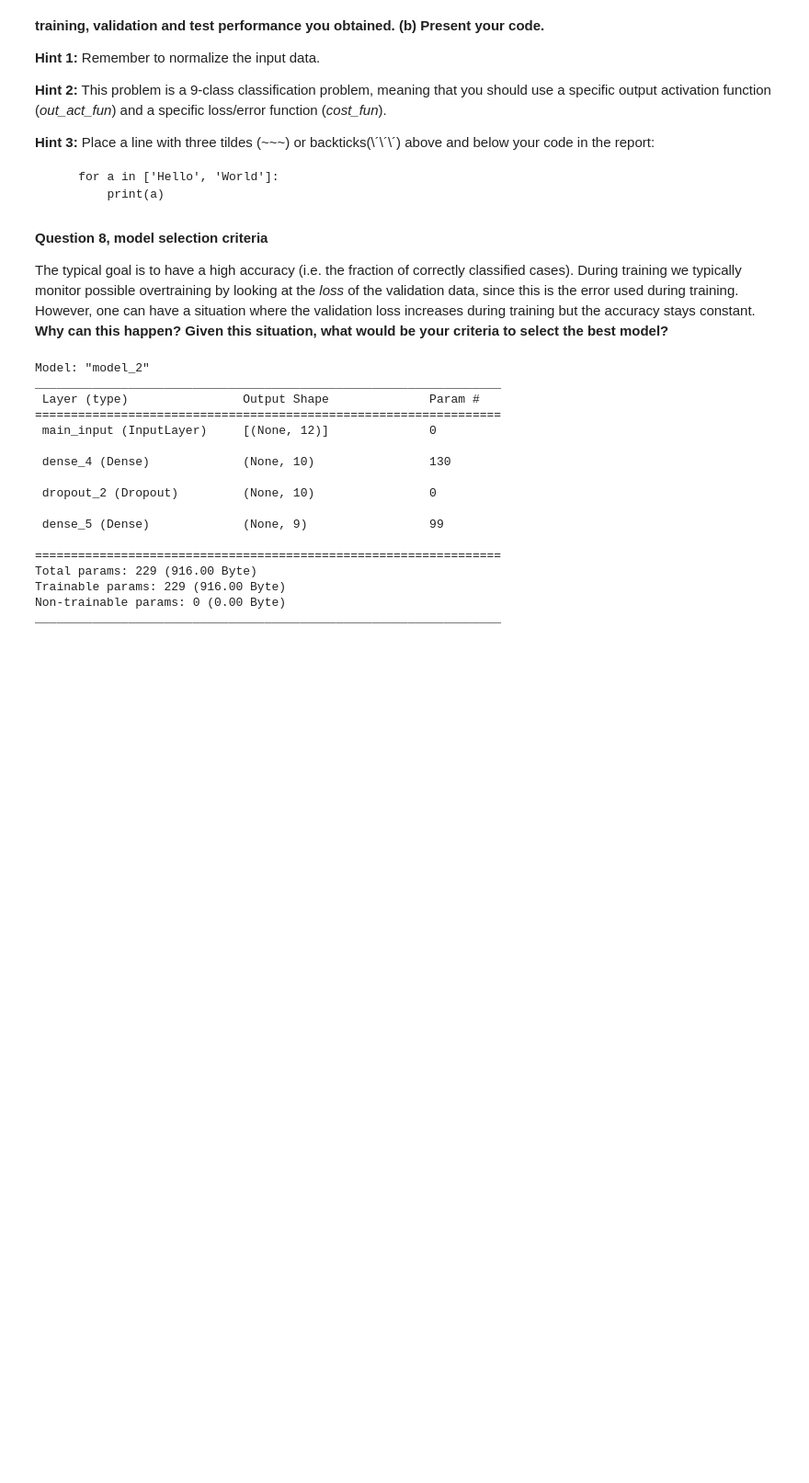
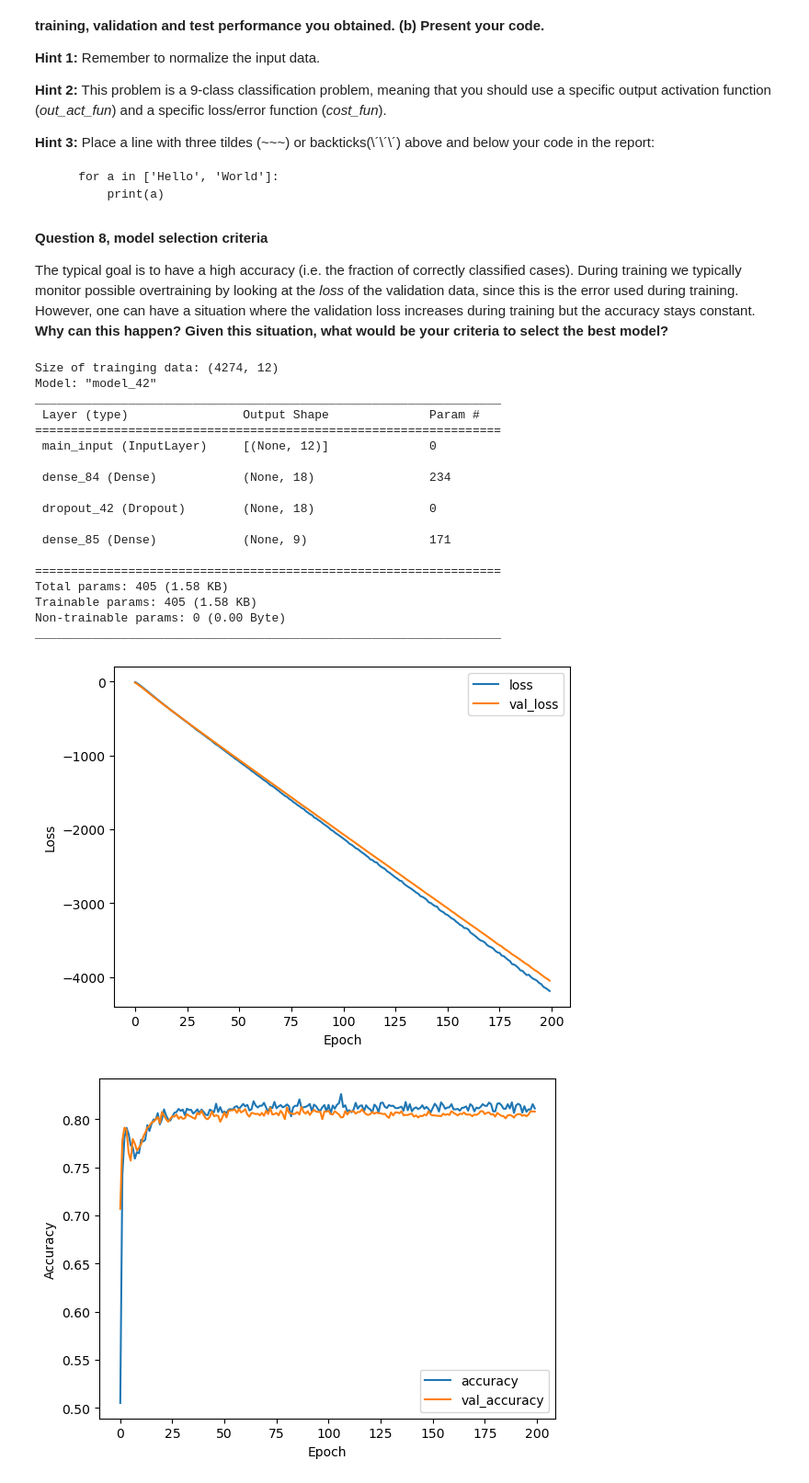
Before and after one commit to TheodorAT/Neural-Networks, a Jupyter notebook: Lab2/lab2.ipynb, the cells around one changed output. Shown: that part at 92% size. Saved outputs shown, nothing was run; the diff lists cells and outputs as text; code cells hidden in the pictures; blank space fills up the shorter version.

```diff
--- a/Lab2/lab2.ipynb
+++ b/Lab2/lab2.ipynb
@@ -820,11 +820,15 @@ Place a line with three tildes (\~\~\~) or backticks(\´\´\´) above and below
 The typical goal is to have a high accuracy (i.e. the fraction of correctly classified cases). During training we typically monitor possible overtraining by looking at the *loss* of the validation data, since this is the error used during training. However, one can have a situation where the validation loss increases during training but the accuracy stays constant. **Why can this happen?** **Given this situation, what would be your criteria to select the best model?**
 # %%
 %%time
+# seed = 0 means random, seed > 0 means fixed
+seed = 10
+np.random.seed(seed) if seed else None
 
 # Load the data
 x_trn, d_trn, x_val, d_val, x_tst, d_tst = vowels()
+num_classes = 9
 
-# YOUR CODE FOR NORMALIZATION
+# Normalizing the data:
 mu, std = standard(x_trn)
 x_trn = (x_trn - mu) / std
 x_val = (x_val - mu) / std
@@ -835,23 +839,19 @@ d_trn = (d_trn - mu) / std
 d_val = (d_val - mu) / std
 d_tst = (d_tst - mu) / std
 
-num_classes = 9
-
-# YOUR CODE THAT DEFINES THE MLP
-# Define the network, cost function and training settings
+# Define the network, cost function and training settings:
 INPUT = {'inp_dim': x_trn.shape[1],
-         'n_nod': [10],
-         'drop_nod': 0.0,
+         'n_nod': [18],
+         'drop_nod': 0.2,
          'act_fun': 'tanh',
-         'out_act_fun': 'softmax',    # softmax here
+         'out_act_fun': 'softmax',
          'opt_method': 'Adam',
-         'cost_fun': 'categorical_crossentropy',   # we should have cross entropy loss here
-         'lr_rate': 0.025,
-         'metric': 'mse',
-         'lambd' : 0,
-         'num_out' : num_classes }
-number_epochs = 500
-minibatch_size = 50
+         'cost_fun': 'categorical_crossentropy',
+         'lr_rate': 0.02,
+         'metric': 'accuracy',
+         'num_out' : num_classes}
+number_epochs = 200
+minibatch_size = 200
 
 # Get the model
 model_vowels = mlp(**INPUT)
@@ -862,38 +862,49 @@ model_vowels.summary()
 # Train the model
 estimator_vowels = model_vowels.fit(x_trn, d_trn,
                       validation_data=(x_val, d_val),
                       epochs=number_epochs,
                       batch_size=minibatch_size,
                       verbose=0)
 
 # Plot the learning curves
 plt.figure()
-plt.ylabel('Loss / Accuracy')
+plt.ylabel('Loss')
 plt.xlabel('Epoch')
-for k in estimator_vowels.history.keys():
+for k in ['loss', 'val_loss']:
+    plt.plot(estimator_vowels.history[k], label = k)
+plt.legend()
+plt.show()
+
+plt.figure()
+plt.ylabel('Accuracy')
+plt.xlabel('Epoch')
+for k in ['accuracy', 'val_accuracy']:
     plt.plot(estimator_vowels.history[k], label = k)
 plt.legend()
 plt.show()
 
 # plot the confusion matrix
 make_cm_plot(model_vowels, x_trn, d_trn, num_classes, 'Training data')
 make_cm_plot(model_vowels, x_val, d_val, num_classes, 'Validation data')
 make_cm_plot(model_vowels, x_tst, d_tst, num_classes, 'Test data')
 # %% [output]
-Model: "model_2"
+Size of trainging data: (4274, 12)
+Model: "model_42"
 _________________________________________________________________
  Layer (type)                Output Shape              Param #
 =================================================================
  main_input (InputLayer)     [(None, 12)]              0
 
- dense_4 (Dense)             (None, 10)                130
+ dense_84 (Dense)            (None, 18)                234
 
- dropout_2 (Dropout)         (None, 10)                0
+ dropout_42 (Dropout)        (None, 18)                0
 
- dense_5 (Dense)             (None, 9)                 99
+ dense_85 (Dense)            (None, 9)                 171
 
 =================================================================
-Total params: 229 (916.00 Byte)
-Trainable params: 229 (916.00 Byte)
+Total params: 405 (1.58 KB)
+Trainable params: 405 (1.58 KB)
 Non-trainable params: 0 (0.00 Byte)
 _________________________________________________________________
+[figure, added]
+[figure, added]
```
Also changed, not shown: parts of 8 cells of this notebook.
